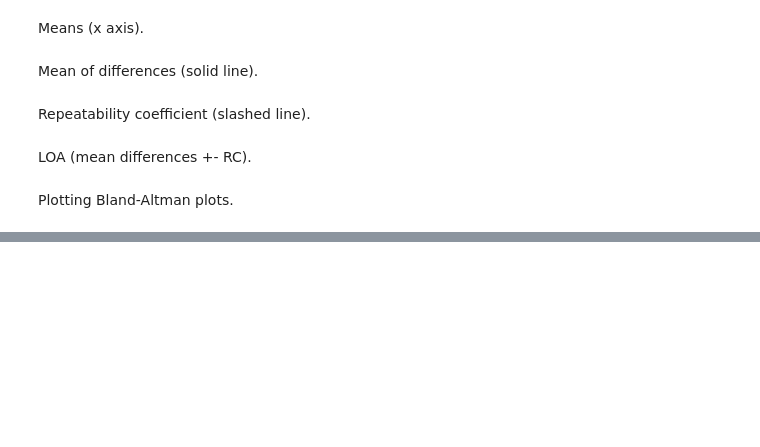
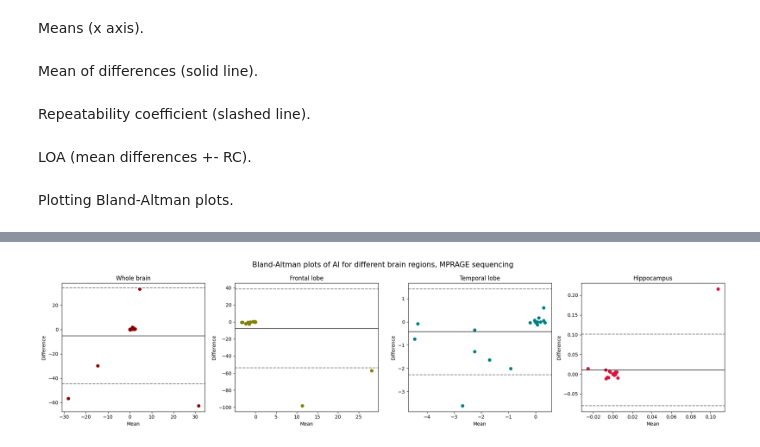
Before and after one commit to Crtox/asymmetryAD, a Jupyter notebook: code/test_retest.ipynb, the cells around one changed output, grey strips where cells are left out. Saved outputs shown, nothing was run; the diff lists cells and outputs as text; code cells hidden in the pictures; blank space fills up the shorter version.

```diff
--- a/code/test_retest.ipynb
+++ b/code/test_retest.ipynb
@@ -616,0 +657,40 @@ Plotting Bland-Altman plots.
+# %%
+fig, axes = plt.subplots(1, 4, figsize=(20, 5))  # 1 row, 4 columns
+
+axes[0].scatter(means_whole_brain_mprage, diffs_whole_brain_mprage, color='darkred', marker='o')
+axes[0].set_title('Whole brain')
+axes[0].set_xlabel('Mean')
+axes[0].set_ylabel('Difference')
+axes[0].axhline(mean_whole_brain_mprage, color='black', alpha=0.7, linestyle='-')
+axes[0].axhline(LOA_whole_brain_mprage[0], color='gray', linestyle='--')
+axes[0].axhline(LOA_whole_brain_mprage[1], color='gray', linestyle='--')
+
+axes[1].scatter(means_frontal_lobe_mprage, diffs_frontal_lobe_mprage, color='olive', marker='o')
+axes[1].set_title('Frontal lobe')
+axes[1].set_xlabel('Mean')
+axes[1].set_ylabel('Difference')
+axes[1].axhline(mean_frontal_lobe_mprage, color='black', alpha=0.7, linestyle='-')
+axes[1].axhline(LOA_frontal_lobe_mprage[0], color='gray', linestyle='--')
+axes[1].axhline(LOA_frontal_lobe_mprage[1], color='gray', linestyle='--')
+
+axes[2].scatter(means_temporal_lobe_mprage, diffs_temporal_lobe_mprage, color='teal', marker='o')
+axes[2].set_title('Temporal lobe')
+axes[2].set_xlabel('Mean')
+axes[2].set_ylabel('Difference')
+axes[2].axhline(mean_temporal_lobe_mprage, color='black', alpha=0.7, linestyle='-')
+axes[2].axhline(LOA_temporal_lobe_mprage[0], color='gray', linestyle='--')
+axes[2].axhline(LOA_temporal_lobe_mprage[1], color='gray', linestyle='--')
+
+axes[3].scatter(means_hippocampus_mprage, diffs_hippocampus_mprage, color='crimson', marker='o')
+axes[3].set_title('Hippocampus')
+axes[3].set_xlabel('Mean')
+axes[3].set_ylabel('Difference')
+axes[3].axhline(mean_hippocampus_mprage, color='black', alpha=0.7, linestyle='-')
+axes[3].axhline(LOA_hippocampus_mprage[0], color='gray', linestyle='--')
+axes[3].axhline(LOA_hippocampus_mprage[1], color='gray', linestyle='--')
+
+plt.suptitle('Bland-Altman plots of AI for different brain regions, MPRAGE sequencing', fontsize=15)
+plt.tight_layout()
+plt.show()
+# %% [output]
+[figure, added]
```
Also changed, not shown: parts of 1 cell of this notebook, 1 other file.
